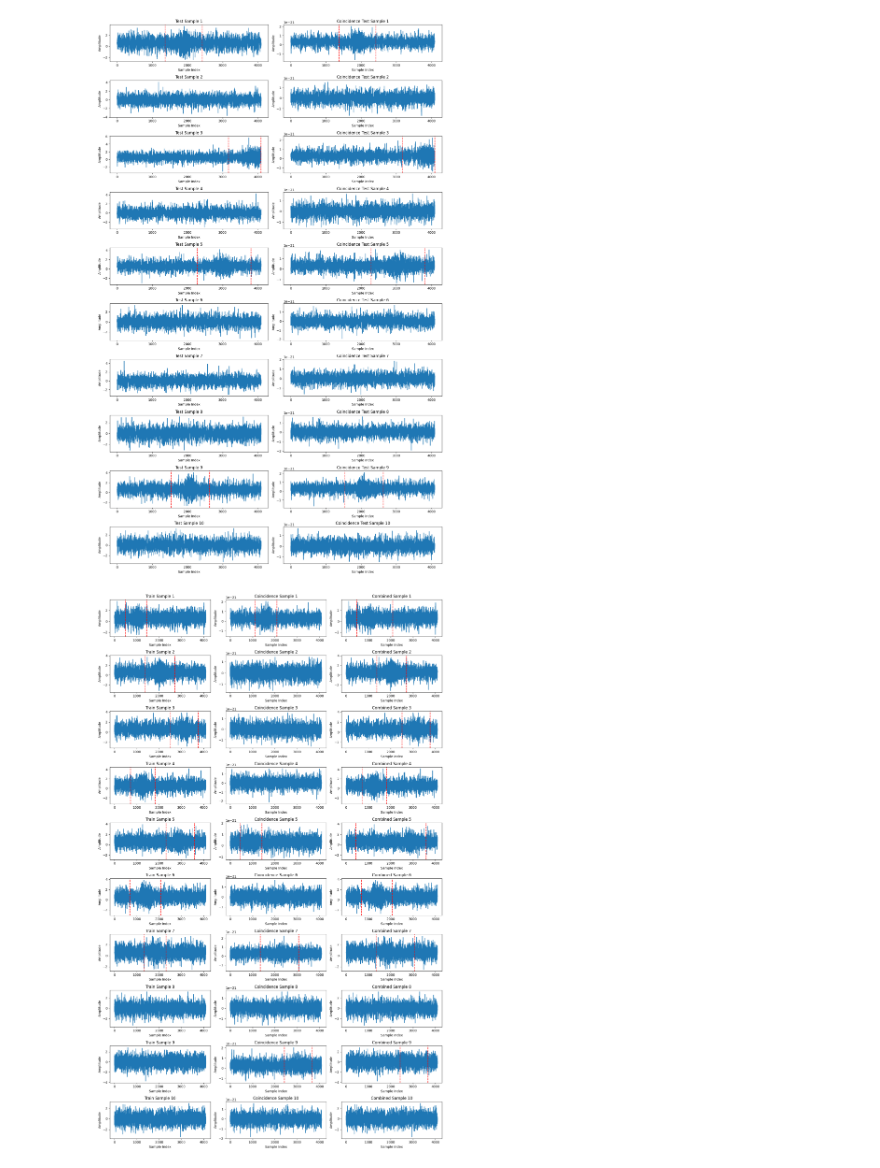
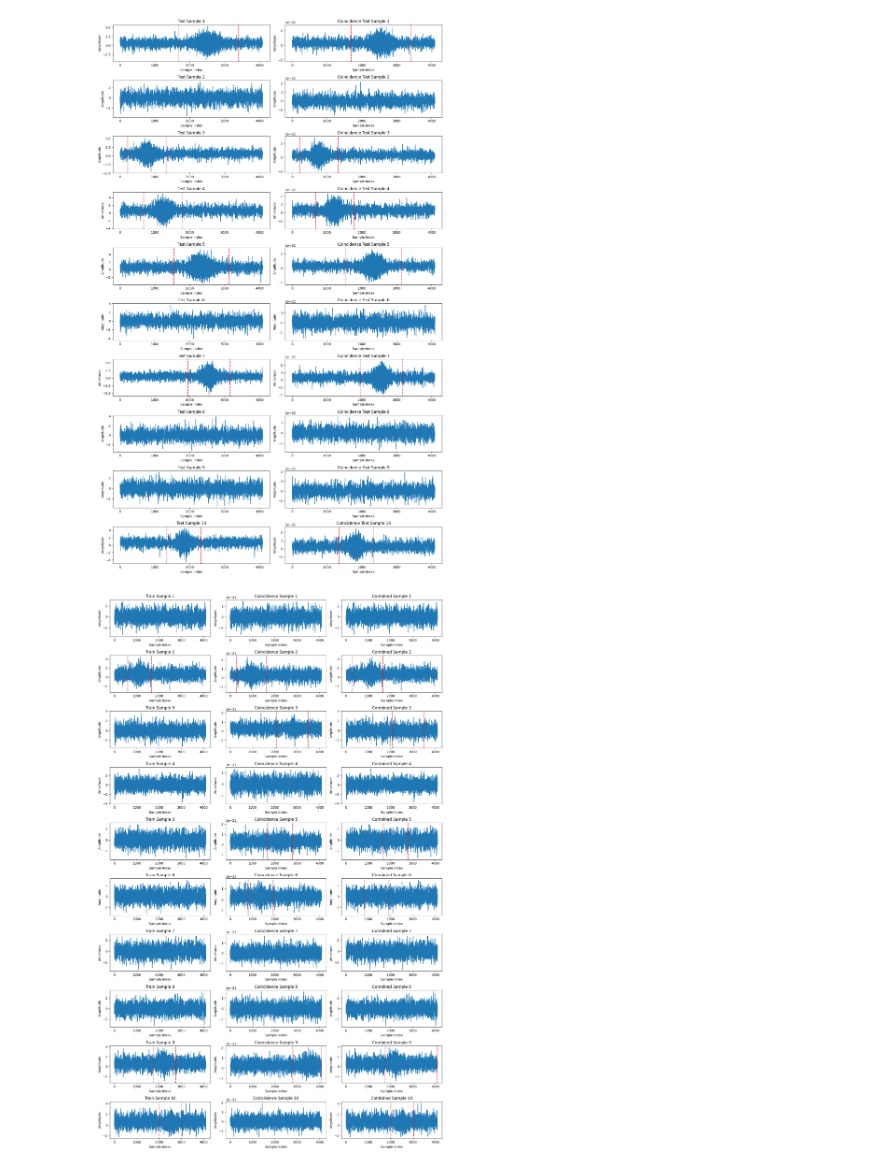
Before and after one commit to sagi-avraham/MSC, a Jupyter notebook: data/STRAIN/NEWgw_data_generator_and_model-Copy1.ipynb, the cells around one changed output. Cells and saved outputs as stored; diff of their text form; code cells hidden in the pictures.

```diff
--- a/data/STRAIN/NEWgw_data_generator_and_model-Copy1.ipynb
+++ b/data/STRAIN/NEWgw_data_generator_and_model-Copy1.ipynb
@@ -123,10 +123,10 @@ def generate_coincidence_test_data(num_points,test_data, test_labels, signal_par
     return np.array(coincident_data), np.array(coincident_labels)
 # %%
 # Parameters for waveform generation
-num_samples_per_class = 30
+num_samples_per_class = 100
 num_points = 4096
 
-A_base = 7e-22
+A_base = 15e-22
 A_variation = 2e-22
 t0_base = 0.5
 t0_variation = 0.3
@@ -195,9 +195,9 @@ def save_to_csv(data, labels, prefix):
 
 save_to_csv(coincidence_test_data, coincidence_test_labels, 'coincidence_test')
 
-save_to_csv(X_train, y_train, 'train')
-save_to_csv(X_test, y_test, 'test')
-save_to_csv(coincidence_test_data, coincidence_test_labels, 'coincidence_test')
+save_to_csv(X_train.T, y_train.T, 'train')
+save_to_csv(X_test.T, y_test.T, 'test')
+save_to_csv(coincidence_test_data.T, coincidence_test_labels.T, 'coincidence_test')
 
 
 # Plotting function for side-by-side comparison
@@ -206,34 +206,34 @@ def plot_samples_side_by_side(samples1, labels1, samples2, labels2, title_prefix
 
     for i in range(num_samples):
         plt.subplot(num_samples, 2, 2 * i + 1)
         plt.plot(samples1[i])
         plt.title(f'{title_prefix1} Sample {i+1}')
         plt.xlabel('Sample Index')
         plt.ylabel('Amplitude')
         if np.any(labels1[i] == 1):
             signal_region = np.where(labels1[i] == 1)[0]
             if len(signal_region) > 0:
                 plt.axvline(x=signal_region[0], color='r', linestyle='--')
                 plt.axvline(x=signal_region[-1], color='r', linestyle='--')
 
         plt.subplot(num_samples, 2, 2 * i + 2)
         plt.plot(samples2[i])
         plt.title(f'{title_prefix2} Sample {i+1}')
         plt.xlabel('Sample Index')
         plt.ylabel('Amplitude')
         if np.any(labels2[i] == 1):
             signal_region = np.where(labels2[i] == 1)[0]
             if len(signal_region) > 0:
                 plt.axvline(x=signal_region[0], color='r', linestyle='--')
                 plt.axvline(x=signal_region[-1], color='r', linestyle='--')
 
     plt.tight_layout()
     plt.show()
 
 # Example usage of plotting function
 plot_samples_side_by_side(X_test[:10], y_test[:10], coincidence_test_data[:10], coincidence_test_labels[:10], 'Test', 'Coincidence Test')
 # %% [output]
-[figure, old version]
+[figure, new version]
 # %%
 # Plotting function for side-by-side comparison and combination
 def plot_combined_samples(X_train, coincidence_test_data, y_train, coincidence_test_labels, num_samples=10):
@@ -285,4 +285,4 @@ def plot_combined_samples(X_train, coincidence_test_data, y_train, coincidence_t
 # Example usage of plotting function
 plot_combined_samples(X_train[:10], coincidence_test_data[:10], y_train[:10], coincidence_test_labels[:10])
 # %% [output]
-[figure, old version]
+[figure, new version]
```
Also changed, not shown: 3 other files.
